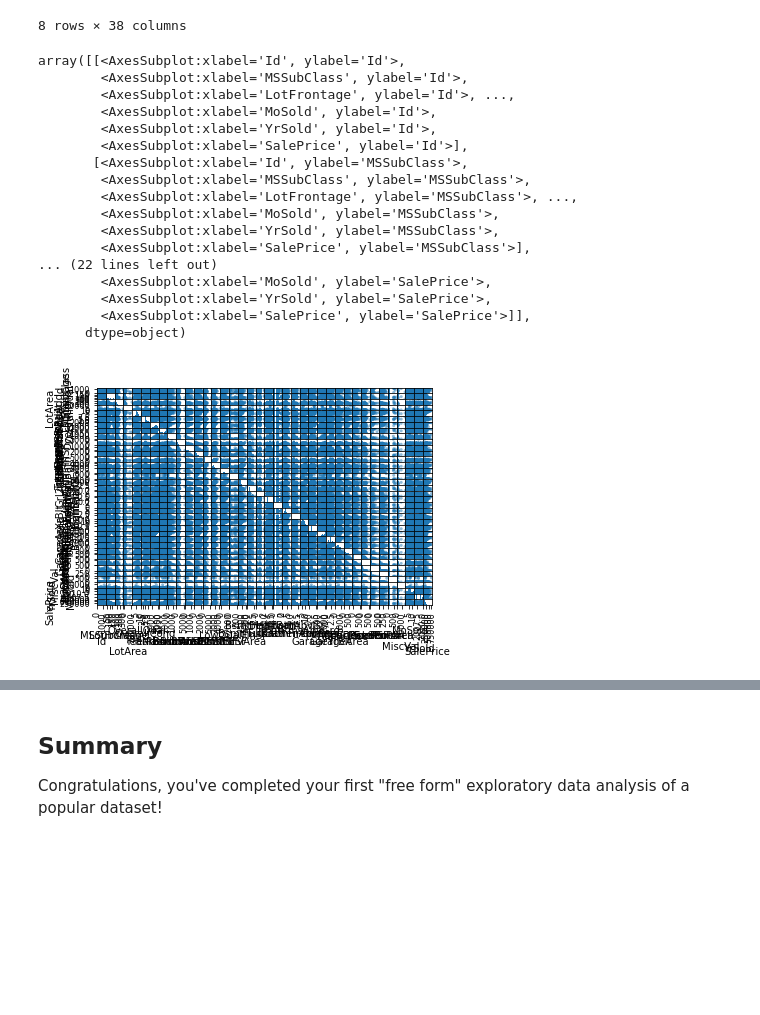
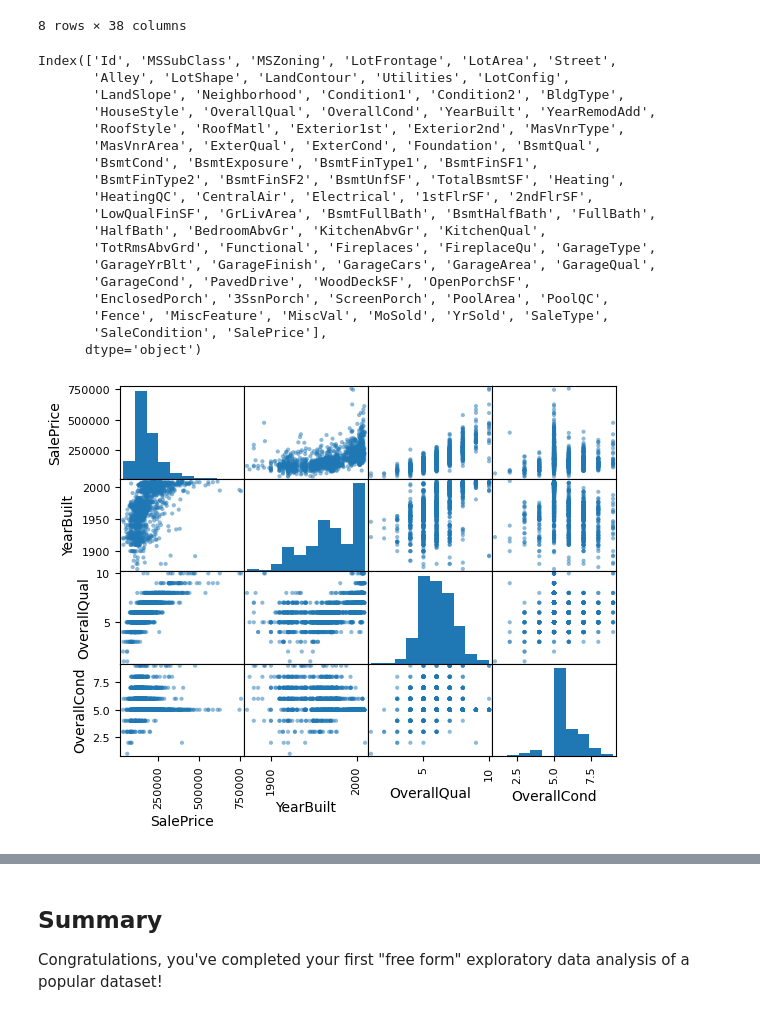
Before and after one commit to tamjid-ahsan/dsc-project-eda-with-pandas, a Jupyter notebook: index.ipynb, the cells around one changed output, grey strips where cells are left out. Cells and saved outputs as stored; diff of their text form; code cells hidden in the pictures; blank space fills up the shorter version.

```diff
--- a/index.ipynb
+++ b/index.ipynb
@@ -118,28 +118,36 @@ df.describe()
 | 75% | 1095.250000 | 70.000000 | 80.000000 | 11601.500000 | 7.000000 | 6.000000 | 2000.000000 | 2004.000000 | ... |
 | max | 1460.000000 | 190.000000 | 313.000000 | 215245.000000 | 10.000000 | 9.000000 | 2010.000000 | 2010.000000 | ... |
 8 rows × 38 columns
+# %%
+df.columns#.values.tolist()
+# %% [output]
+Index(['Id', 'MSSubClass', 'MSZoning', 'LotFrontage', 'LotArea', 'Street',
+       'Alley', 'LotShape', 'LandContour', 'Utilities', 'LotConfig',
+       'LandSlope', 'Neighborhood', 'Condition1', 'Condition2', 'BldgType',
+       'HouseStyle', 'OverallQual', 'OverallCond', 'YearBuilt', 'YearRemodAdd',
+       'RoofStyle', 'RoofMatl', 'Exterior1st', 'Exterior2nd', 'MasVnrType',
+       'MasVnrArea', 'ExterQual', 'ExterCond', 'Foundation', 'BsmtQual',
+       'BsmtCond', 'BsmtExposure', 'BsmtFinType1', 'BsmtFinSF1',
+       'BsmtFinType2', 'BsmtFinSF2', 'BsmtUnfSF', 'TotalBsmtSF', 'Heating',
+       'HeatingQC', 'CentralAir', 'Electrical', '1stFlrSF', '2ndFlrSF',
+       'LowQualFinSF', 'GrLivArea', 'BsmtFullBath', 'BsmtHalfBath', 'FullBath',
+       'HalfBath', 'BedroomAbvGr', 'KitchenAbvGr', 'KitchenQual',
+       'TotRmsAbvGrd', 'Functional', 'Fireplaces', 'FireplaceQu', 'GarageType',
+       'GarageYrBlt', 'GarageFinish', 'GarageCars', 'GarageArea', 'GarageQual',
+       'GarageCond', 'PavedDrive', 'WoodDeckSF', 'OpenPorchSF',
+       'EnclosedPorch', '3SsnPorch', 'ScreenPorch', 'PoolArea', 'PoolQC',
+       'Fence', 'MiscFeature', 'MiscVal', 'MoSold', 'YrSold', 'SaleType',
+       'SaleCondition', 'SalePrice'],
+      dtype='object')
 # %%
 # Investigating Distributions using scatter_matrix
-pd.plotting.scatter_matrix(df)
+pd.plotting.scatter_matrix(df[[
+    'SalePrice', 'YearBuilt', 'SaleCondition', 'HouseStyle', 'OverallQual',
+    'OverallCond'
+]])
+plt.show()
 # %% [output]
-array([[<AxesSubplot:xlabel='Id', ylabel='Id'>,
-        <AxesSubplot:xlabel='MSSubClass', ylabel='Id'>,
-        <AxesSubplot:xlabel='LotFrontage', ylabel='Id'>, ...,
-        <AxesSubplot:xlabel='MoSold', ylabel='Id'>,
-        <AxesSubplot:xlabel='YrSold', ylabel='Id'>,
-        <AxesSubplot:xlabel='SalePrice', ylabel='Id'>],
-       [<AxesSubplot:xlabel='Id', ylabel='MSSubClass'>,
-        <AxesSubplot:xlabel='MSSubClass', ylabel='MSSubClass'>,
-        <AxesSubplot:xlabel='LotFrontage', ylabel='MSSubClass'>, ...,
-        <AxesSubplot:xlabel='MoSold', ylabel='MSSubClass'>,
-        <AxesSubplot:xlabel='YrSold', ylabel='MSSubClass'>,
-        <AxesSubplot:xlabel='SalePrice', ylabel='MSSubClass'>],
-... (22 lines left out)
-        <AxesSubplot:xlabel='MoSold', ylabel='SalePrice'>,
-        <AxesSubplot:xlabel='YrSold', ylabel='SalePrice'>,
-        <AxesSubplot:xlabel='SalePrice', ylabel='SalePrice'>]],
-      dtype=object)
-[figure, old version]
+[figure, new version]
 # %%
 # Create a plot that shows the SalesPrice Distribution
 df['SalePrice'].plot.hist()
```
Also changed, not shown: parts of 5 cells of this notebook.
